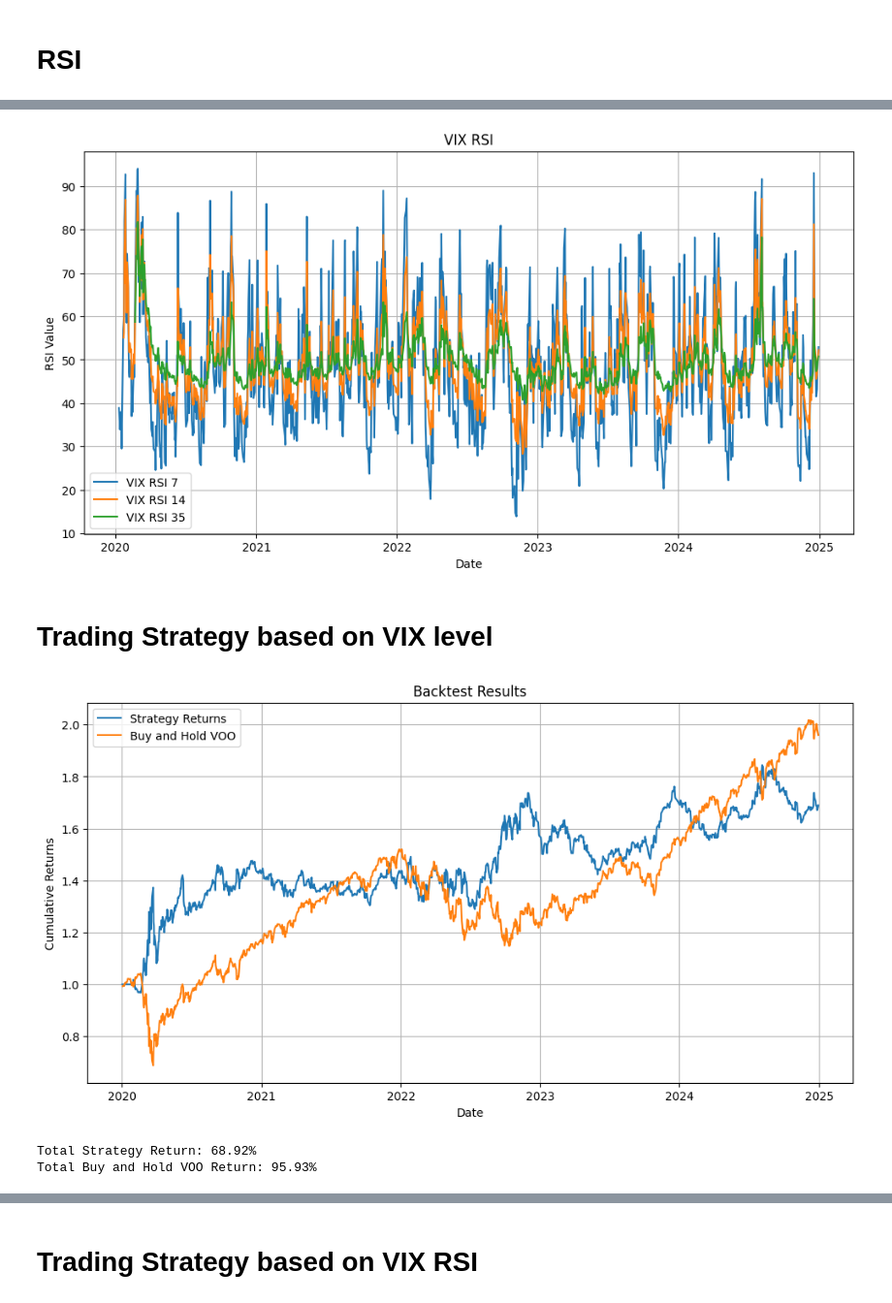
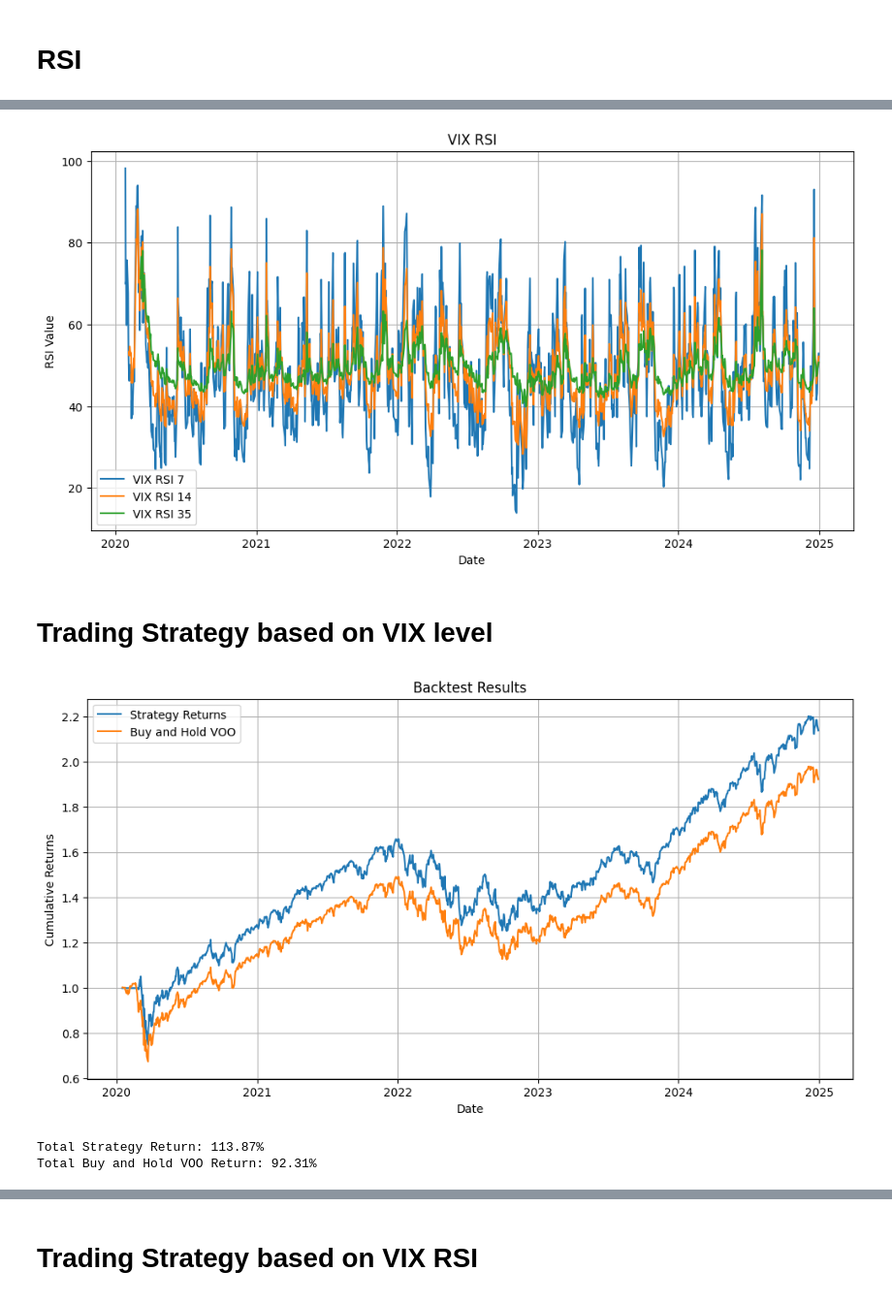
Before and after one commit to Wqcapstone1234/Enhancing-Basic-VIX-Strategy, a Jupyter notebook: MScFE_690_Capstone_Code_Group_9171.ipynb, the cells around one changed output, grey strips where cells are left out. Shown at 97% size. Drawn from its saved outputs; the diff is of its cells as text; code cells hidden in the pictures.

```diff
--- a/MScFE_690_Capstone_Code_Group_9171.ipynb
+++ b/MScFE_690_Capstone_Code_Group_9171.ipynb
@@ -152,0 +134,6 @@ Date
+# %%
+df['VOO pct change'] = df['VOO'].pct_change()
+df['VIX pct change'] = df['^VIX'].pct_change()
+df['VOO pct change sd'] = df['VOO'].pct_change().rolling(10).std()*(252**0.5)
+df['VIX pct change sd'] = df['^VIX'].pct_change().rolling(10).std()*(252**0.5)
+df = df.dropna()
@@ -217,3 +230,6 @@ Date
+# %%
+df['VIX lag 1']    = df['^VIX'].shift(1)
+df['VIX SMA 20']   = df['^VIX'].rolling(20).mean()
 # %% [markdown]
 # RSI
 # %%
@@ -260,9 +276,9 @@ plt.show()
 # %%
 
 plt.figure(figsize=(12, 6))
-plt.plot(df_RSI.index, df_RSI['VIX RSI 7'], label='VIX RSI 7')
-plt.plot(df_RSI.index, df_RSI['VIX RSI 14'], label='VIX RSI 14')
-plt.plot(df_RSI.index, df_RSI['VIX RSI 35'], label='VIX RSI 35')
+plt.plot(df.index, df['VIX RSI 7'], label='VIX RSI 7')
+plt.plot(df.index, df['VIX RSI 14'], label='VIX RSI 14')
+plt.plot(df.index, df['VIX RSI 35'], label='VIX RSI 35')
 plt.xlabel('Date')
 plt.ylabel('RSI Value')
 plt.title('VIX RSI')
@@ -270,19 +286,19 @@ plt.legend()
 plt.grid(True)
 plt.show()
 # %% [output]
-[figure, old version]
+[figure, new version]
 # %% [markdown]
 # Trading Strategy based on VIX level
 # %%
-def backtest(df):
+def backtest_1(df):
   df['Position'] = 0  # Initialize a column to track positions (0: no position, 1: long)
 
   # Loop through the data to generate signals
   # Use df.index to access rows by their actual index values (dates)
   for i in df.index[1:]:  # Start from the second row to avoid issues with previous values
-      if df.loc[i,'buy signal'] == True : # Access the previous row's 'Position' using index location
+      if df.loc[i,'^VIX'] > 30 : # Access the previous row's 'Position' using index location
           df.loc[i,'Position'] = 1
-      elif df.loc[i,'sell signal'] == True : # Access the previous row's 'Position' using index location
+      elif df.loc[i,'^VIX'] < 10 : # Access the previous row's 'Position' using index location
           df.loc[i,'Position'] = -1
       else:
           df.loc[i,'Position'] = df.loc[df.index[df.index.get_loc(i) - 1],'Position'] # Access the previous row's 'Position' using index location
@@ -314,8 +330,8 @@ def backtest(df):
 
   #Further analysis can include metrics like Sharpe ratio, Maximum Drawdown etc.
 # %%
-backtest(df)
+backtest_1(df)
 # %% [output]
-[figure, old version]
+[figure, new version]
-Total Strategy Return: 68.92%
-Total Buy and Hold VOO Return: 95.93%
+Total Strategy Return: 113.87%
+Total Buy and Hold VOO Return: 92.31%
```
Also changed, not shown: parts of 21 cells of this notebook.
